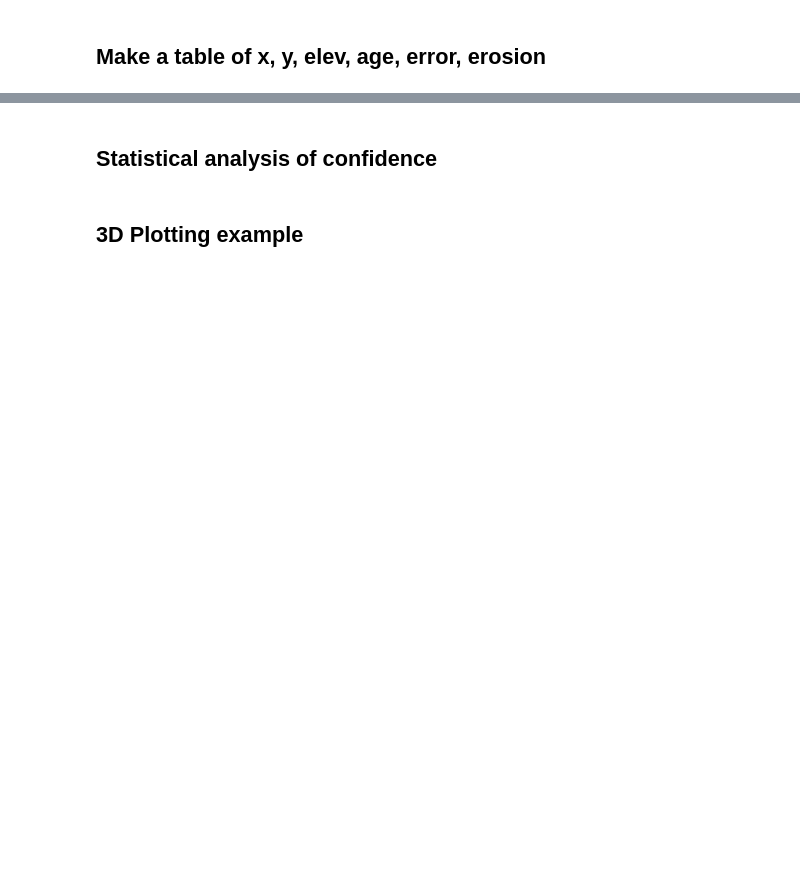
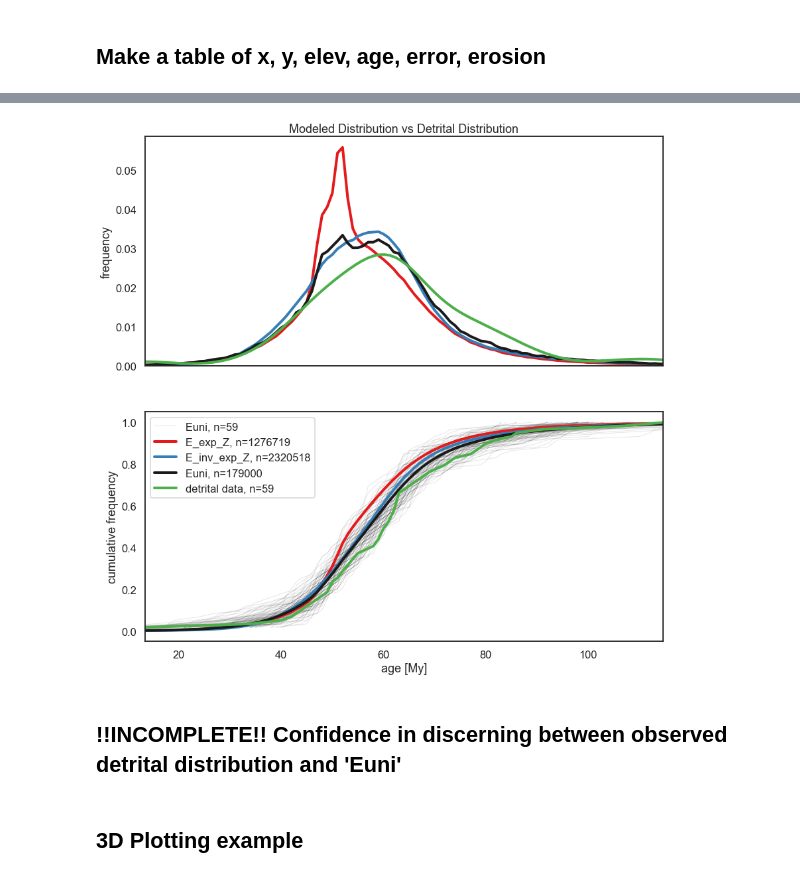
Before and after one commit to toddehlers/ESD_thermotrace, a Jupyter notebook: ESD_thermotrace.ipynb, the cells around one changed output, grey strips where cells are left out. Drawn from its saved outputs; the diff is of its cells as text; code cells hidden in the pictures; blank space fills up the shorter version.

```diff
--- a/ESD_thermotrace.ipynb
+++ b/ESD_thermotrace.ipynb
@@ -697,2 +679,63 @@ ax.legend()
-# %% [markdown]
-## Statistical analysis of confidence
+# %%
+##################################### Plot distributions ################################
+#########################################################################################
+
+fig = plt.figure(figsize=(14,14))
+gspec = gs.GridSpec(2,1,figure=fig)
+ax1 = fig.add_subplot(gspec[0])
+
+# plot all scenarios pdf
+color=iter(cm.Set1(np.linspace(0,1,9))) # np.linspace(0,1,len(scen_labels))
+for scen,df in dists.items():
+    if scen != 'detrital data':
+        if scen == 'Euni':
+            c='k'
+        else:
+            c=next(color)
+
+        sns.lineplot(df.vals,df.hist_y,color=c,label='_nolegend_', ax=ax1, lw=4)
+# plot detrital data pdf
+sns.distplot(pops['detrital data'],hist=False,kde_kws={'color':next(color),'linewidth':4},label='_nolegend_', ax=ax1,)
+
+ax1.set(xlim=(dd.age.min(),dd.age.max()),
+        ylabel='frequency',
+        xlabel='',
+        xticks=[],
+        title='Modeled Distribution vs Detrital Distribution')
+
+ax2 = fig.add_subplot(gspec[1])
+
+# plot all scenarios cdf, including 100 random subsamples of Euni
+for i in np.arange(100):
+    pop1 = np.random.choice(pops['Euni'],len(dd))
+    if i==0:
+        dist1 = make_dists(pop1)
+        sns.lineplot(dist1.vals,
+                     dist1.cdf_y,
+                     color='k', alpha=0.1, lw=1, ax=ax2, label='Euni, n='+str(len(dd)))
+    else:
+        dist1 = make_dists(pop1)
+        sns.lineplot(dist1.vals, dist1.cdf_y,
+                     color='k', alpha=0.1, lw=1, ax=ax2, label='_nolegend_')
+
+
+color=iter(cm.Set1(np.linspace(0,1,9))) # np.linspace(0,1,len(scen_labels))
+for scen,df in dists.items():
+    if scen == 'Euni':
+        c='k'
+    else:
+        c=next(color)
+    sns.lineplot(df.vals,df.cdf_y,color=c,label=scen+', n='+str(df.valcount.sum()), ax=ax2, lw=4)
+# plot detrital data cdf
+# sns.lineplot(dd_dist.vals,dd_dist.cdf_y,color=next(color),label='detrital data, n='+str(len(dd)), ax=ax2, lw=4)
+ax2.set(xlim=(dd.age.min(),dd.age.max()),
+       ylabel='cumulative frequency',
+       xlabel='age [My]')
+ax2.legend()
+
+# save fig
+fig.savefig(opf+'/detrital_distributions.pdf', dpi=200)
+# %% [output]
+[figure, added]
+# %% [markdown]
+## !!INCOMPLETE!! Confidence in discerning between observed detrital distribution and 'Euni'
```
Also changed, not shown: parts of 9 cells of this notebook, 8 other files.
